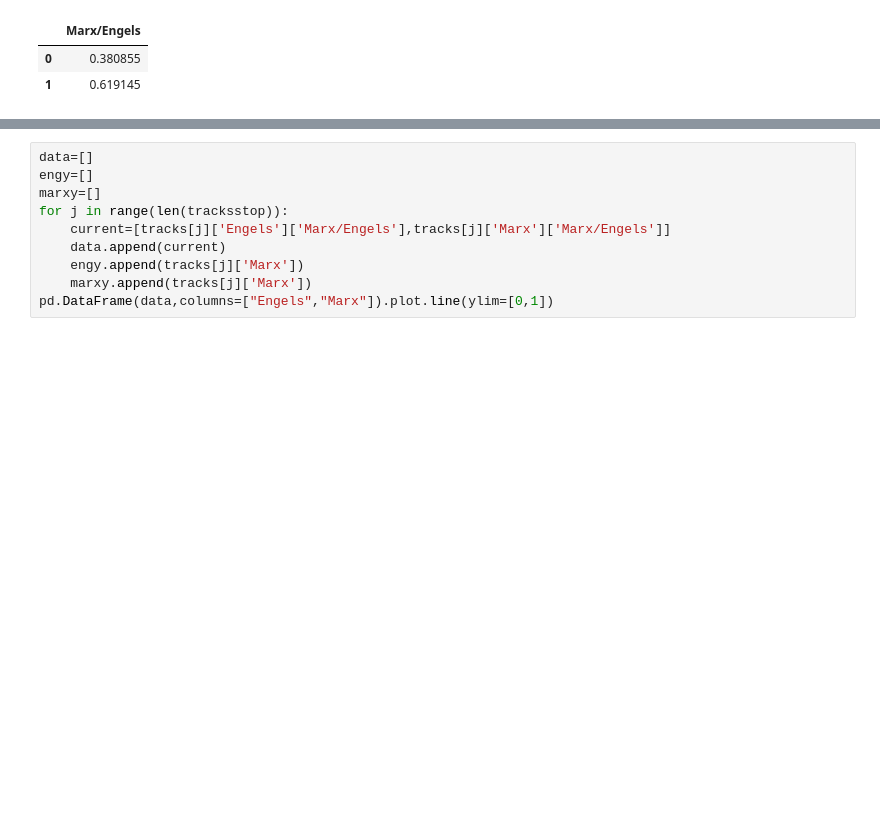
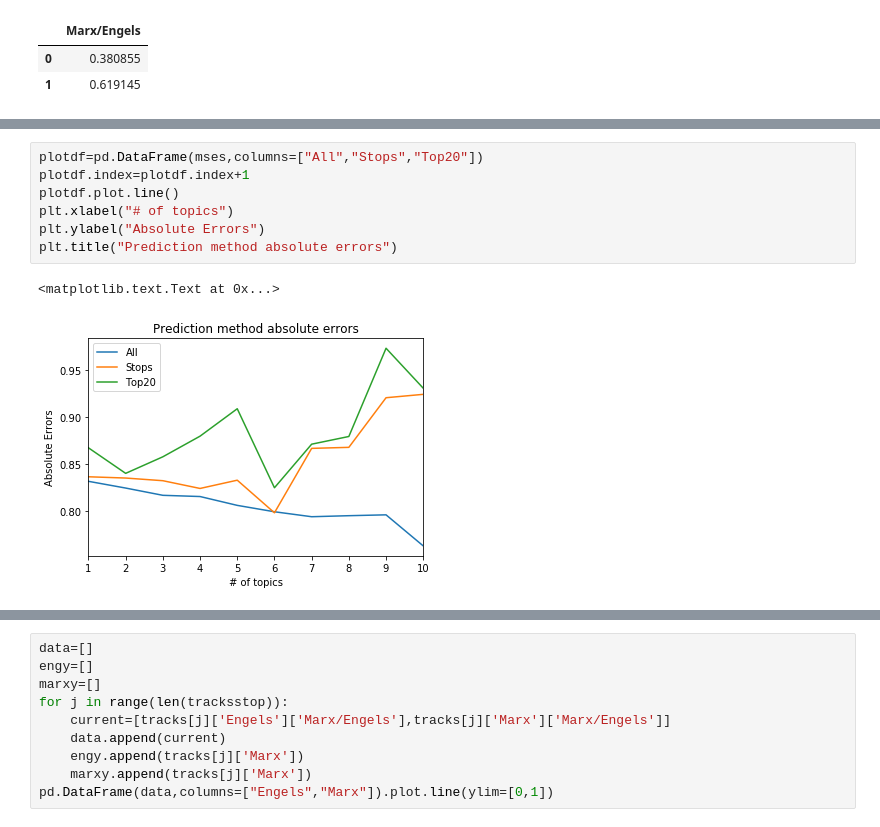
Before and after one commit to mikehalverson11/SeniorProject, a Jupyter notebook: Marxism.ipynb, the cells around one changed output, grey strips where cells are left out. Drawn from its saved outputs; the diff is of its cells as text; blank space fills up the shorter version.

Commit message:
Leave one out + error

```diff
--- a/Marxism.ipynb
+++ b/Marxism.ipynb
@@ -507,3 +516,13 @@ Marx/Engels  0.520584  0.479416
+# %%
+plotdf=pd.DataFrame(mses,columns=["All","Stops","Top20"])
+plotdf.index=plotdf.index+1
+plotdf.plot.line()
+plt.xlabel("# of topics")
+plt.ylabel("Absolute Errors")
+plt.title("Prediction method absolute errors")
+# %% [output]
+<matplotlib.text.Text at 0x...>
+[figure, added]
 # %%
 data=[]
 engy=[]
```
Also changed, not shown: parts of 23 cells of this notebook.
